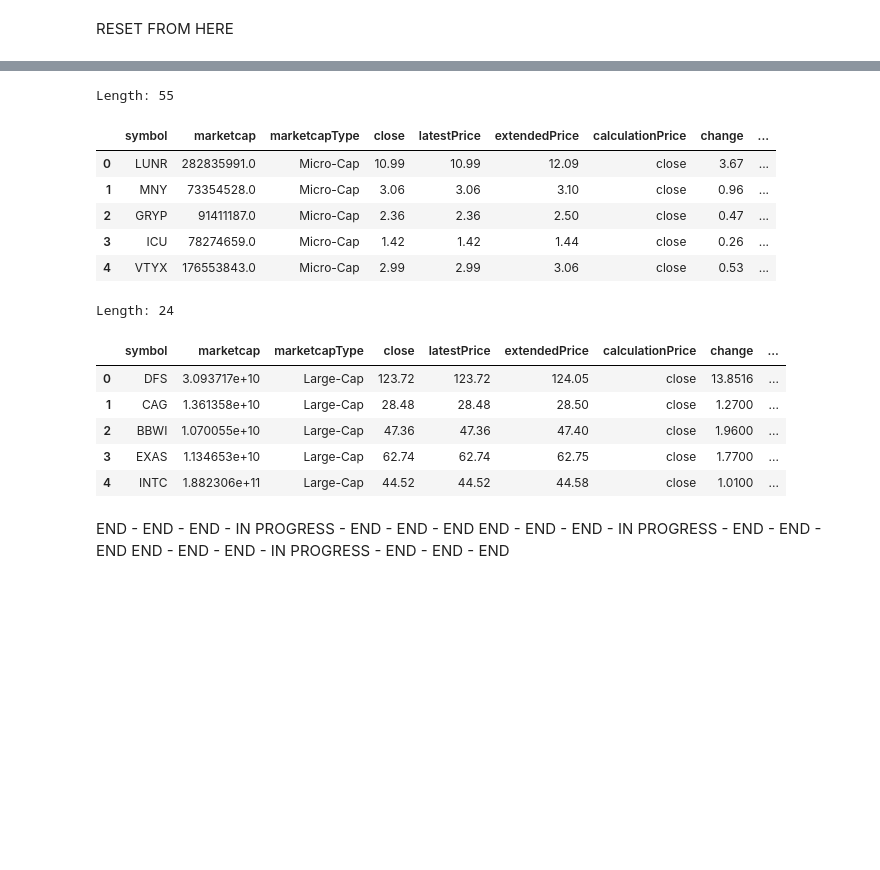
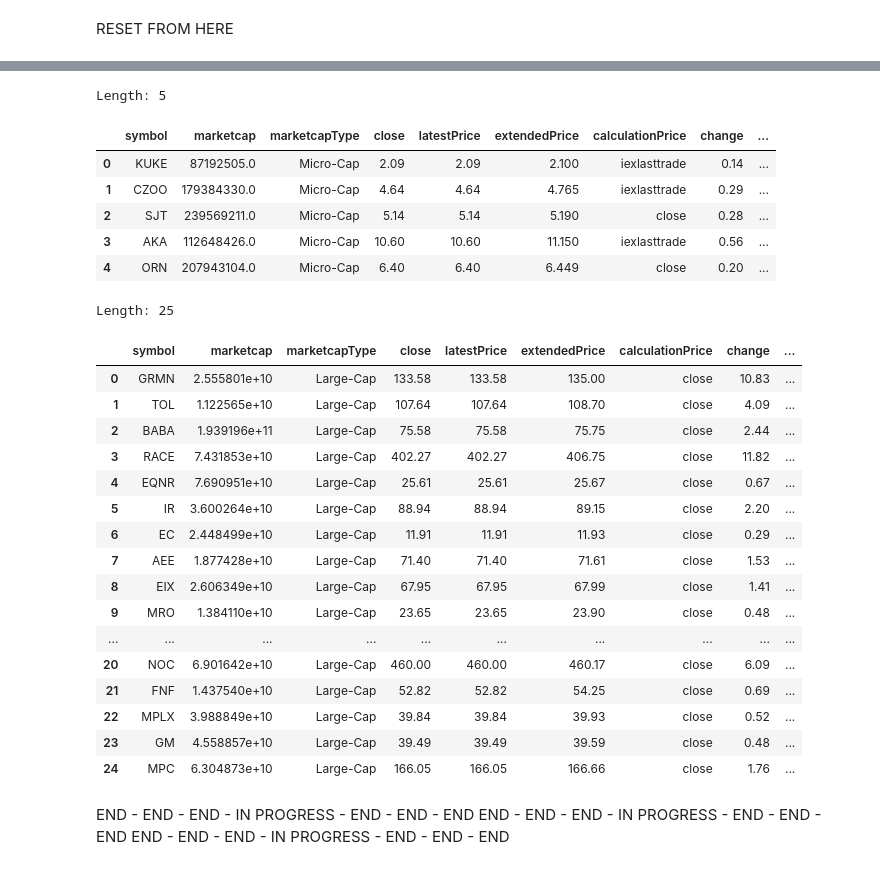
Before and after one commit to sudz4/dark-trader, a Jupyter notebook: stock_screener.ipynb, the cells around one changed output, grey strips where cells are left out. Saved outputs shown, nothing was run; the diff lists cells and outputs as text; code cells hidden in the pictures; blank space fills up the shorter version.

```diff
--- a/stock_screener.ipynb
+++ b/stock_screener.ipynb
@@ -546,15 +519,15 @@ microcap_df = microcap_df.reset_index(drop=True)
 # Print the length of the dataframe to confirm the number of targeted stocks
 print(f"Length: {len(microcap_df)}")
 
-microcap_df.head(5)
+microcap_df
 # %% [output]
-Length: 55
+Length: 5
 |  | symbol | marketcap | marketcapType | close | latestPrice | extendedPrice | calculationPrice | change | ... |
-| 0 | LUNR | 282835991.0 | Micro-Cap | 10.99 | 10.99 | 12.09 | close | 3.67 | ... |
-| 1 | MNY | 73354528.0 | Micro-Cap | 3.06 | 3.06 | 3.10 | close | 0.96 | ... |
-| 2 | GRYP | 91411187.0 | Micro-Cap | 2.36 | 2.36 | 2.50 | close | 0.47 | ... |
-| 3 | ICU | 78274659.0 | Micro-Cap | 1.42 | 1.42 | 1.44 | close | 0.26 | ... |
-| 4 | VTYX | 176553843.0 | Micro-Cap | 2.99 | 2.99 | 3.06 | close | 0.53 | ... |
+| 0 | KUKE | 87192505.0 | Micro-Cap | 2.09 | 2.09 | 2.100 | iexlasttrade | 0.14 | ... |
+| 1 | CZOO | 179384330.0 | Micro-Cap | 4.64 | 4.64 | 4.765 | iexlasttrade | 0.29 | ... |
+| 2 | SJT | 239569211.0 | Micro-Cap | 5.14 | 5.14 | 5.190 | close | 0.28 | ... |
+| 3 | AKA | 112648426.0 | Micro-Cap | 10.60 | 10.60 | 11.150 | iexlasttrade | 0.56 | ... |
+| 4 | ORN | 207943104.0 | Micro-Cap | 6.40 | 6.40 | 6.449 | close | 0.20 | ... |
 # %%
 #### SMALL-CAP FILTER ####
 # %%
@@ -562,35 +535,46 @@ Length: 55
 # %%
 #### LARGE-CAP FILTER ####
 largecap_df = filter_stocks(
     df=largecap_df,  # Your DataFrame of Large-Cap stocks
     market_cap_type='Large-Cap',
     price_min=10,  # Adjust as needed for large-cap stocks
     change_min_percent=.01,  # Looking for at least a 0.5% pre-market gap up
     volume_min=50000,  # Setting a volume minimum to ensure liquidity
     volume_avg_comparison='10day'  # Comparing to 10-day average volume to gauge interest
 )
 
 # Order descending by changePercent to prioritize highest gap-ups
 largecap_df = largecap_df.sort_values('changePercent', ascending=False)
 
 # After sorting, re-index the dataframe for clarity
 largecap_df = largecap_df.reset_index(drop=True)
 
 # # get first 10 and inplace the dataframe
 # largecap_df = largecap_df.iloc[:10]
 
 # Print the length of the dataframe to confirm the number of targeted stocks
 print(f"Length: {len(largecap_df)}")
 
-largecap_df.head(5)
+largecap_df
 # %% [output]
-Length: 24
+Length: 25
 |  | symbol | marketcap | marketcapType | close | latestPrice | extendedPrice | calculationPrice | change | ... |
-| 0 | DFS | 3.093717e+10 | Large-Cap | 123.72 | 123.72 | 124.05 | close | 13.8516 | ... |
-| 1 | CAG | 1.361358e+10 | Large-Cap | 28.48 | 28.48 | 28.50 | close | 1.2700 | ... |
-| 2 | BBWI | 1.070055e+10 | Large-Cap | 47.36 | 47.36 | 47.40 | close | 1.9600 | ... |
-| 3 | EXAS | 1.134653e+10 | Large-Cap | 62.74 | 62.74 | 62.75 | close | 1.7700 | ... |
-| 4 | INTC | 1.882306e+11 | Large-Cap | 44.52 | 44.52 | 44.58 | close | 1.0100 | ... |
+| 0 | GRMN | 2.555801e+10 | Large-Cap | 133.58 | 133.58 | 135.00 | close | 10.83 | ... |
+| 1 | TOL | 1.122565e+10 | Large-Cap | 107.64 | 107.64 | 108.70 | close | 4.09 | ... |
+| 2 | BABA | 1.939196e+11 | Large-Cap | 75.58 | 75.58 | 75.75 | close | 2.44 | ... |
+| 3 | RACE | 7.431853e+10 | Large-Cap | 402.27 | 402.27 | 406.75 | close | 11.82 | ... |
+| 4 | EQNR | 7.690951e+10 | Large-Cap | 25.61 | 25.61 | 25.67 | close | 0.67 | ... |
+| 5 | IR | 3.600264e+10 | Large-Cap | 88.94 | 88.94 | 89.15 | close | 2.20 | ... |
+| 6 | EC | 2.448499e+10 | Large-Cap | 11.91 | 11.91 | 11.93 | close | 0.29 | ... |
+| 7 | AEE | 1.877428e+10 | Large-Cap | 71.40 | 71.40 | 71.61 | close | 1.53 | ... |
+| 8 | EIX | 2.606349e+10 | Large-Cap | 67.95 | 67.95 | 67.99 | close | 1.41 | ... |
+| 9 | MRO | 1.384110e+10 | Large-Cap | 23.65 | 23.65 | 23.90 | close | 0.48 | ... |
+| ... | ... | ... | ... | ... | ... | ... | ... | ... | ... |
+| 20 | NOC | 6.901642e+10 | Large-Cap | 460.00 | 460.00 | 460.17 | close | 6.09 | ... |
+| 21 | FNF | 1.437540e+10 | Large-Cap | 52.82 | 52.82 | 54.25 | close | 0.69 | ... |
+| 22 | MPLX | 3.988849e+10 | Large-Cap | 39.84 | 39.84 | 39.93 | close | 0.52 | ... |
+| 23 | GM | 4.558857e+10 | Large-Cap | 39.49 | 39.49 | 39.59 | close | 0.48 | ... |
+| 24 | MPC | 6.304873e+10 | Large-Cap | 166.05 | 166.05 | 166.66 | close | 1.76 | ... |
 # %%
 #### MEGA-CAP FILTER ####
 # %%
```
Also changed, not shown: parts of 13 cells of this notebook.
